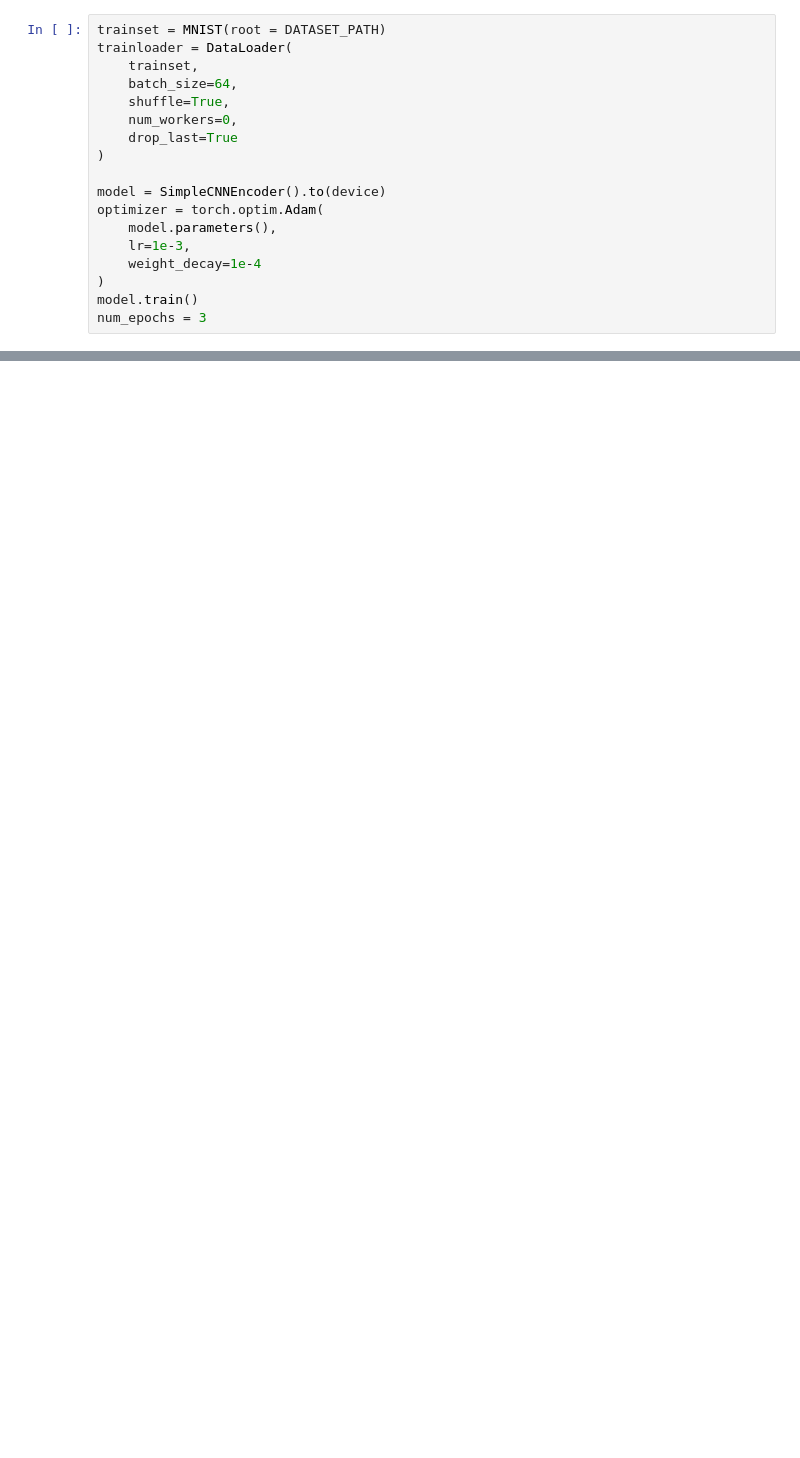
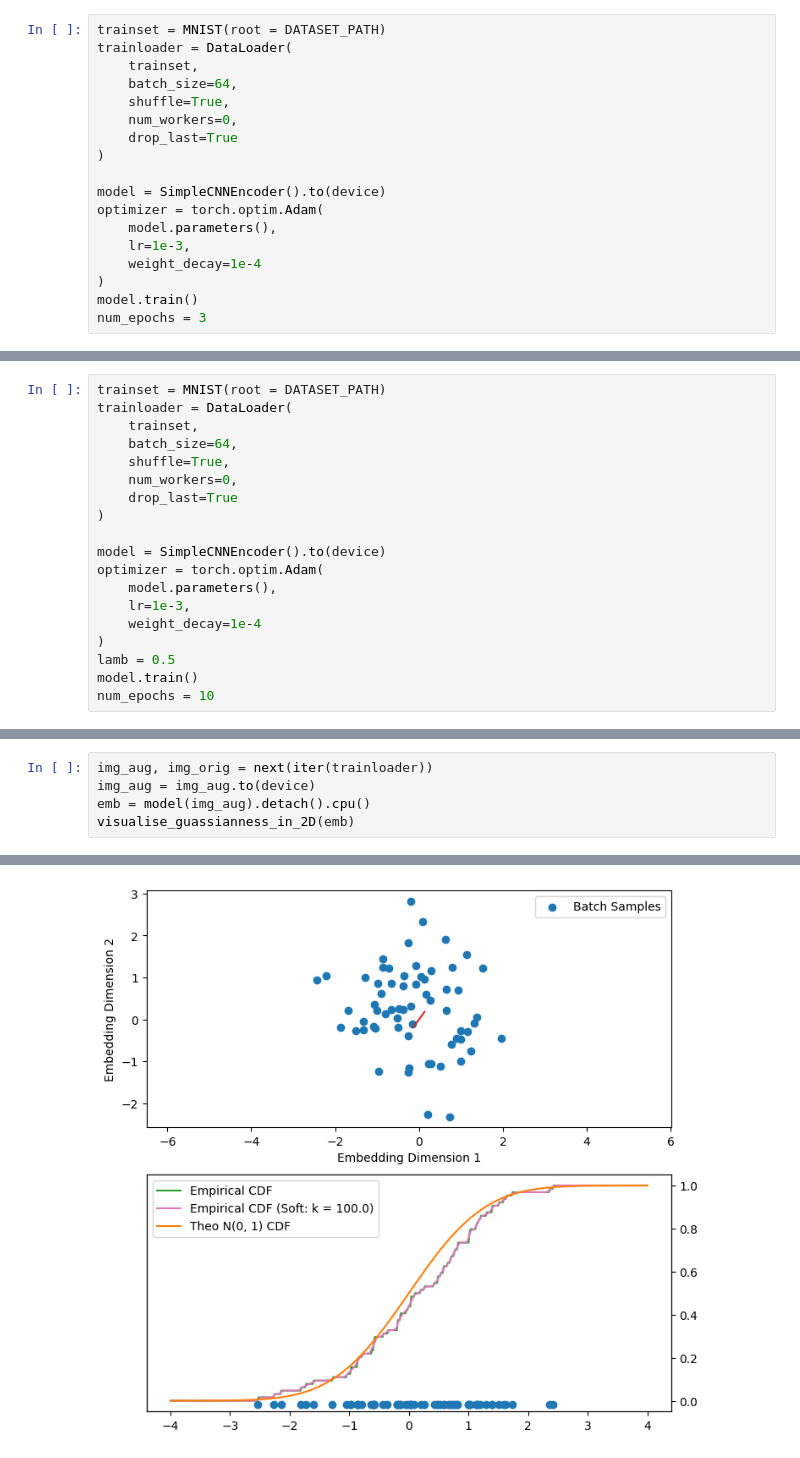
Before and after one commit to owenyi2/mnist-jepa-example, a Jupyter notebook: mnist.ipynb, the cells around one changed output, grey strips where cells are left out. Cells and saved outputs as stored; diff of their text form; blank space fills up the shorter version.

```diff
--- a/mnist.ipynb
+++ b/mnist.ipynb
@@ -443,0 +540,19 @@ A tensor([[-0.1259],
+# %%
+trainset = MNIST(root = DATASET_PATH)
+trainloader = DataLoader(
+    trainset,
+    batch_size=64,
+    shuffle=True,
+    num_workers=0,
+    drop_last=True
+)
+
+model = SimpleCNNEncoder().to(device)
+optimizer = torch.optim.Adam(
+    model.parameters(),
+    lr=1e-3,
+    weight_decay=1e-4
+)
+lamb = 0.5
+model.train()
+num_epochs = 10
@@ -443,0 +596,6 @@ A tensor([[-0.1259],
+# %%
+img_aug, img_orig = next(iter(trainloader))
+img_aug = img_aug.to(device)
+emb = model(img_aug).detach().cpu()
+visualise_guassianness_in_2D(emb)
+# %% [output]
@@ -443,0 +618 @@ A tensor([[-0.1259],
+[figure, added]
```
Also changed, not shown: parts of 28 cells of this notebook.
